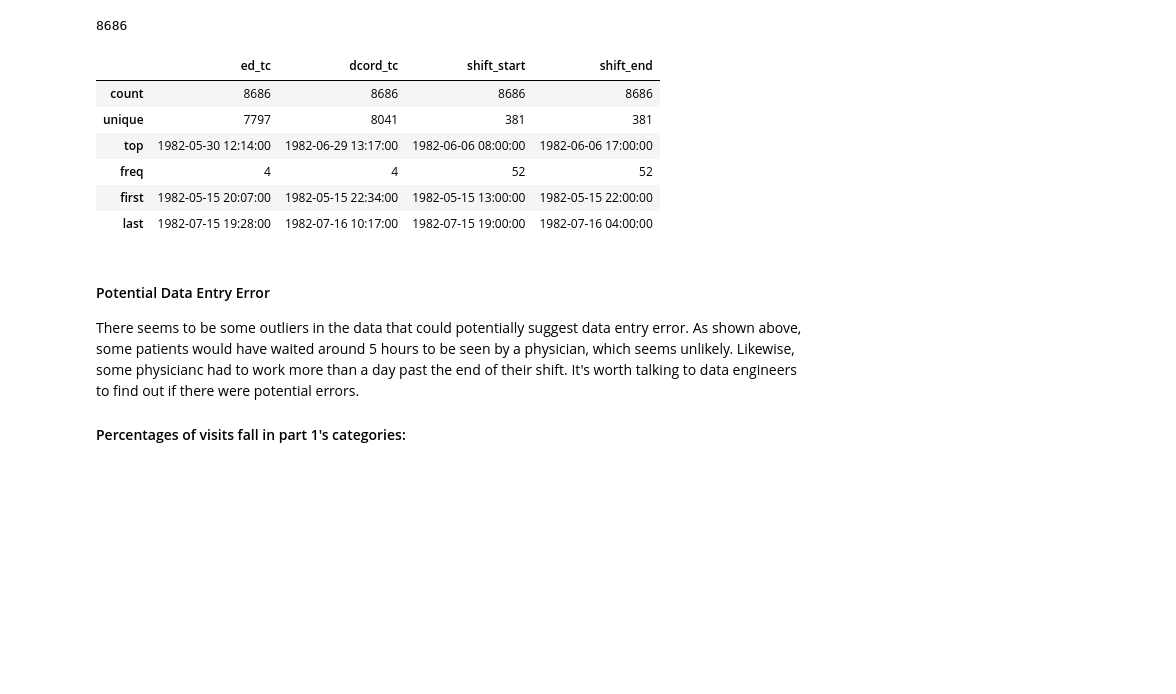
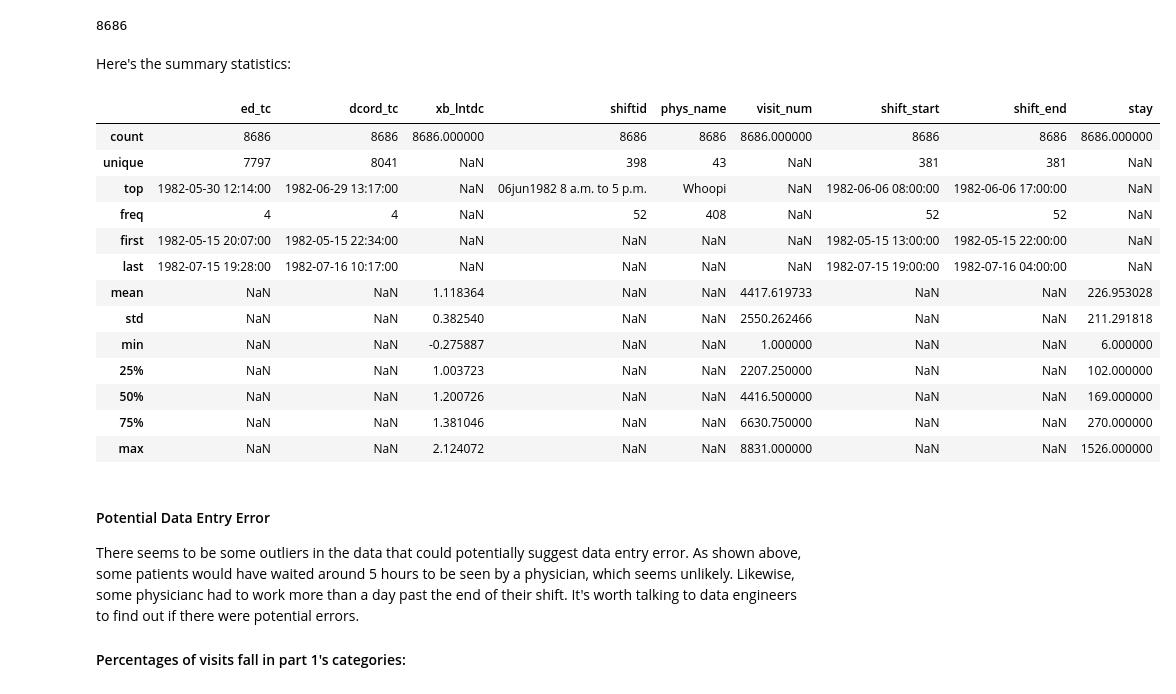
Before and after one commit to sbassam/RA_task, a Jupyter notebook: RA_task_analysis.ipynb, the cells around one changed output. Drawn from its saved outputs; the diff is of its cells as text; code cells hidden in the pictures; blank space fills up the shorter version.

```diff
--- a/RA_task_analysis.ipynb
+++ b/RA_task_analysis.ipynb
@@ -259,16 +246,25 @@ df = df[~df['visit_num'].isin(outliers ['visit_num'])]
 df.shape[0] # 8,686
 # %% [output]
 8686
+# %% [markdown]
+Here's the summary statistics:
 # %%
-df.describe(include = ['datetime64[ns]', 'timedelta64[ns]'])
+df.describe(include = 'all')
 # %% [output]
-|  | ed_tc | dcord_tc | shift_start | shift_end |
-| count | 8686 | 8686 | 8686 | 8686 |
-| unique | 7797 | 8041 | 381 | 381 |
-| top | 1982-05-30 12:14:00 | 1982-06-29 13:17:00 | 1982-06-06 08:00:00 | 1982-06-06 17:00:00 |
-| freq | 4 | 4 | 52 | 52 |
-| first | 1982-05-15 20:07:00 | 1982-05-15 22:34:00 | 1982-05-15 13:00:00 | 1982-05-15 22:00:00 |
-| last | 1982-07-15 19:28:00 | 1982-07-16 10:17:00 | 1982-07-15 19:00:00 | 1982-07-16 04:00:00 |
+|  | ed_tc | dcord_tc | xb_lntdc | shiftid | phys_name | visit_num | shift_start | shift_end | stay |
+| count | 8686 | 8686 | 8686.000000 | 8686 | 8686 | 8686.000000 | 8686 | 8686 | 8686.000000 |
+| unique | 7797 | 8041 | NaN | 398 | 43 | NaN | 381 | 381 | NaN |
+| top | 1982-05-30 12:14:00 | 1982-06-29 13:17:00 | NaN | 06jun1982 8 a.m. to 5 p.m. | Whoopi | NaN | 1982-06-06 08:00:00 | 1982-06-06 17:00:00 | NaN |
+| freq | 4 | 4 | NaN | 52 | 408 | NaN | 52 | 52 | NaN |
+| first | 1982-05-15 20:07:00 | 1982-05-15 22:34:00 | NaN | NaN | NaN | NaN | 1982-05-15 13:00:00 | 1982-05-15 22:00:00 | NaN |
+| last | 1982-07-15 19:28:00 | 1982-07-16 10:17:00 | NaN | NaN | NaN | NaN | 1982-07-15 19:00:00 | 1982-07-16 04:00:00 | NaN |
+| mean | NaN | NaN | 1.118364 | NaN | NaN | 4417.619733 | NaN | NaN | 226.953028 |
+| std | NaN | NaN | 0.382540 | NaN | NaN | 2550.262466 | NaN | NaN | 211.291818 |
+| min | NaN | NaN | -0.275887 | NaN | NaN | 1.000000 | NaN | NaN | 6.000000 |
+| 25% | NaN | NaN | 1.003723 | NaN | NaN | 2207.250000 | NaN | NaN | 102.000000 |
+| 50% | NaN | NaN | 1.200726 | NaN | NaN | 4416.500000 | NaN | NaN | 169.000000 |
+| 75% | NaN | NaN | 1.381046 | NaN | NaN | 6630.750000 | NaN | NaN | 270.000000 |
+| max | NaN | NaN | 2.124072 | NaN | NaN | 8831.000000 | NaN | NaN | 1526.000000 |
 # %% [markdown]
 #### Potential Data Entry Error
 There seems to be some outliers in the data that could potentially suggest data entry error. As shown above, some patients would have waited around 5 hours to be seen by a physician, which seems unlikely. Likewise, some physicianc had to work more than a day past the end of their shift. It's worth talking to data engineers to find out if there were potential errors.
```
Also changed, not shown: parts of 3 cells of this notebook.
